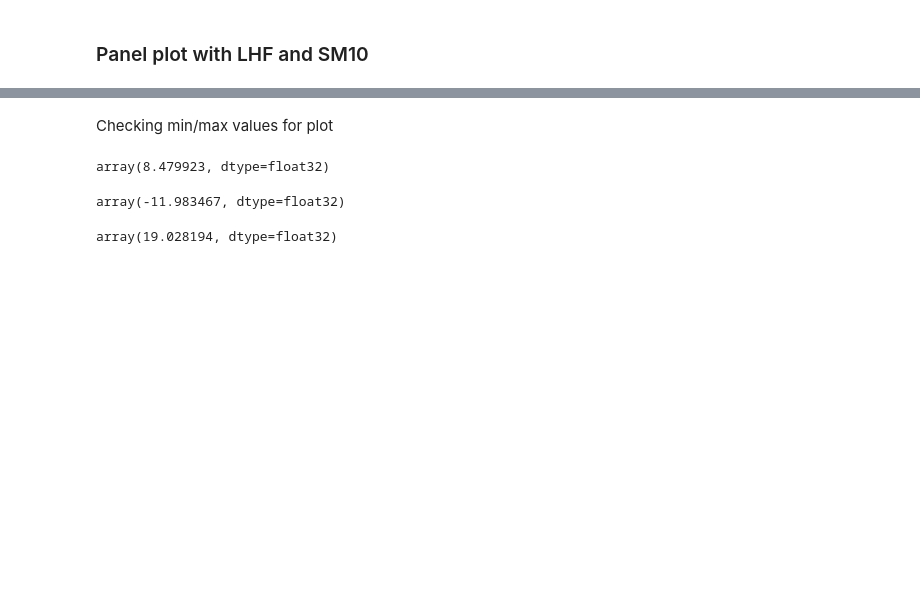
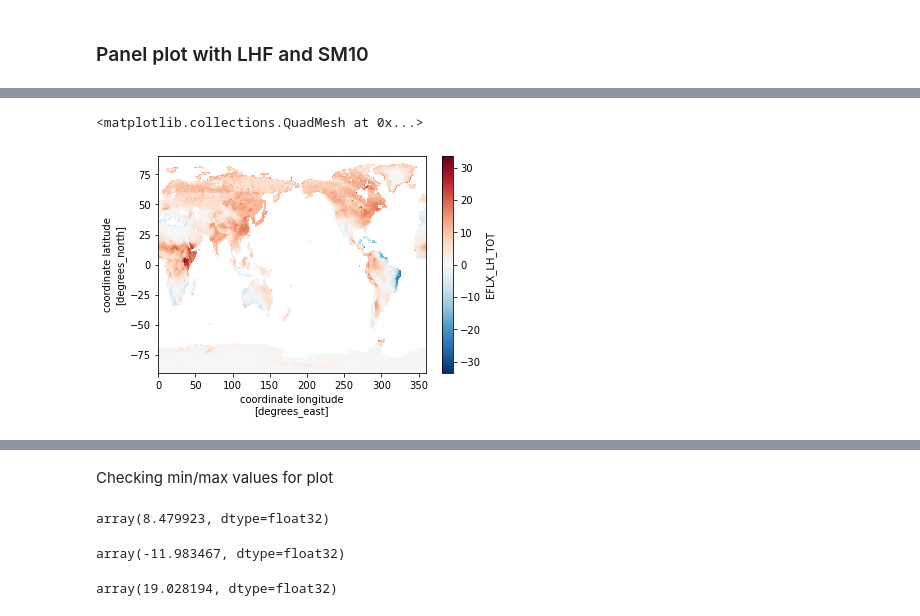
Before and after one commit to katiedagon/GLENS-Ecosystems, a Jupyter notebook: notebooks/extremesAnalysis.ipynb, the cells around one changed output, grey strips where cells are left out. Cells and saved outputs as stored; diff of their text form; code cells hidden in the pictures; blank space fills up the shorter version.

```diff
--- a/notebooks/extremesAnalysis.ipynb
+++ b/notebooks/extremesAnalysis.ipynb
@@ -85,3 +217,11 @@ def calc_sim_diffs(var):
+# %%
+def calc_sim_diffs_3(var):
+    var_das = read_var_sims(var)
+    var_diffs = [(var_das[1].mean(('time','ens')) - var_das[0].mean(('time','ens'))), # feedback - control
+         (var_das[1].mean(('time','ens')) - var_das[2].mean(('time','ens'))), # feedback - rcp
+         (var_das[2].mean(('time','ens')) - var_das[0].mean(('time','ens')))] # rcp - control
+
+    return(var_diffs)
 # %% [markdown]
 ### Panel plot with LHF and SM10
 # %%
@@ -88,0 +252,2 @@ LH_diffs = calc_sim_diffs('EFLX_LH_TOT').persist()
+# %%
+LH_diffs_3 = calc_sim_diffs_3('EFLX_LH_TOT')
@@ -89,2 +272,7 @@ LH_diffs = calc_sim_diffs('EFLX_LH_TOT').persist()
+# %%
+LH_diffs_3[2].plot()
+# %% [output]
+<matplotlib.collections.QuadMesh at 0x...>
+[figure, added]
 # %%
 SM10_diffs = calc_sim_diffs('SOILWATER_10CM').persist()
```
Also changed, not shown: parts of 24 cells of this notebook, 8 other files.
